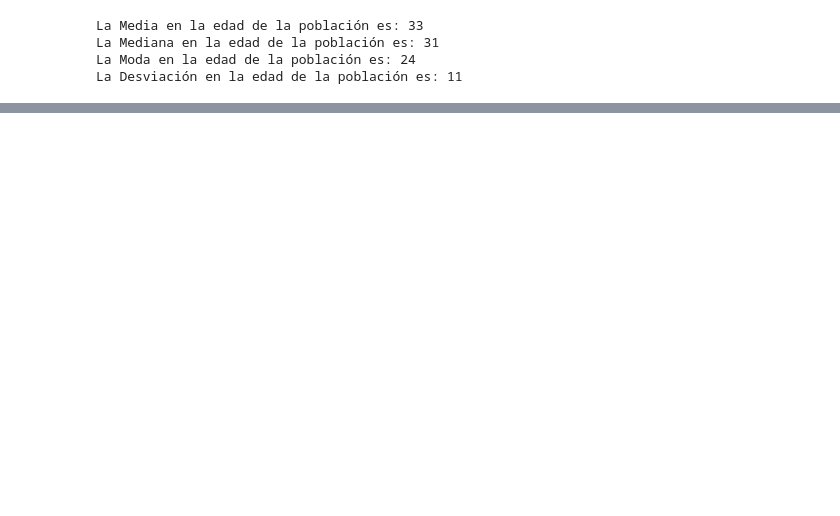
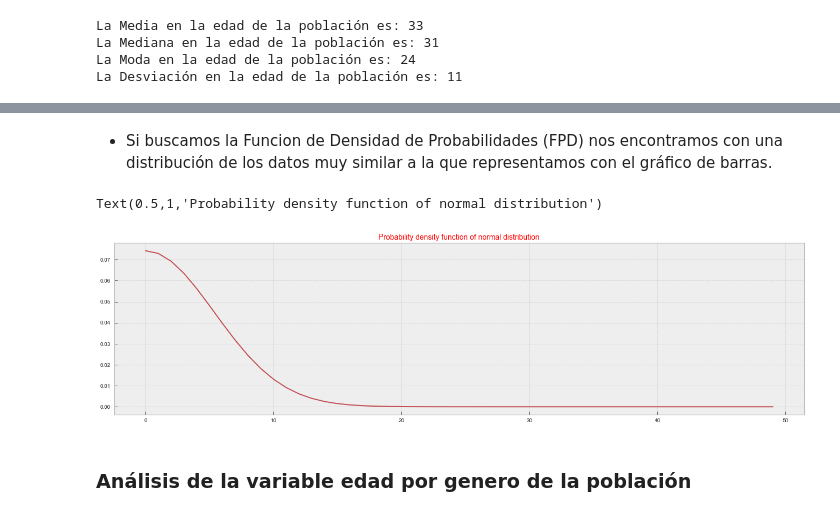
Before and after one commit to lauraminuet/AnalisisYVisualizacion, a Jupyter notebook: Laboratorio1.ipynb, the cells around one changed output, grey strips where cells are left out. Cells and saved outputs as stored; diff of their text form; code cells hidden in the pictures; blank space fills up the shorter version.

```diff
--- a/Laboratorio1.ipynb
+++ b/Laboratorio1.ipynb
@@ -61,0 +96,17 @@ _ = datos_1.plot(kind='bar', figsize = (23,5))
+# %% [markdown]
+* Si buscamos la Funcion de Densidad de Probabilidades (FPD) nos encontramos con una distribución de los datos muy similar a la que representamos con el gráfico de barras.
+# %%
+mu = sneep.duracion_condena_anios.median()
+sigma=sneep.duracion_condena_anios.std()
+rng = range(0,50)
+dist = norm(mu, sigma)
+
+plt.figure(figsize = (23,20))
+plt.subplot(311)
+plt.plot(rng, dist.pdf(rng), 'r', linewidth=2)
+plt.title('Probability density function of normal distribution', fontsize=14, color='red')
+# %% [output]
+Text(0.5,1,'Probability density function of normal distribution')
+[figure, added]
+# %% [markdown]
+### Análisis de la variable edad por genero de la población
```
Also changed, not shown: parts of 24 cells of this notebook.
